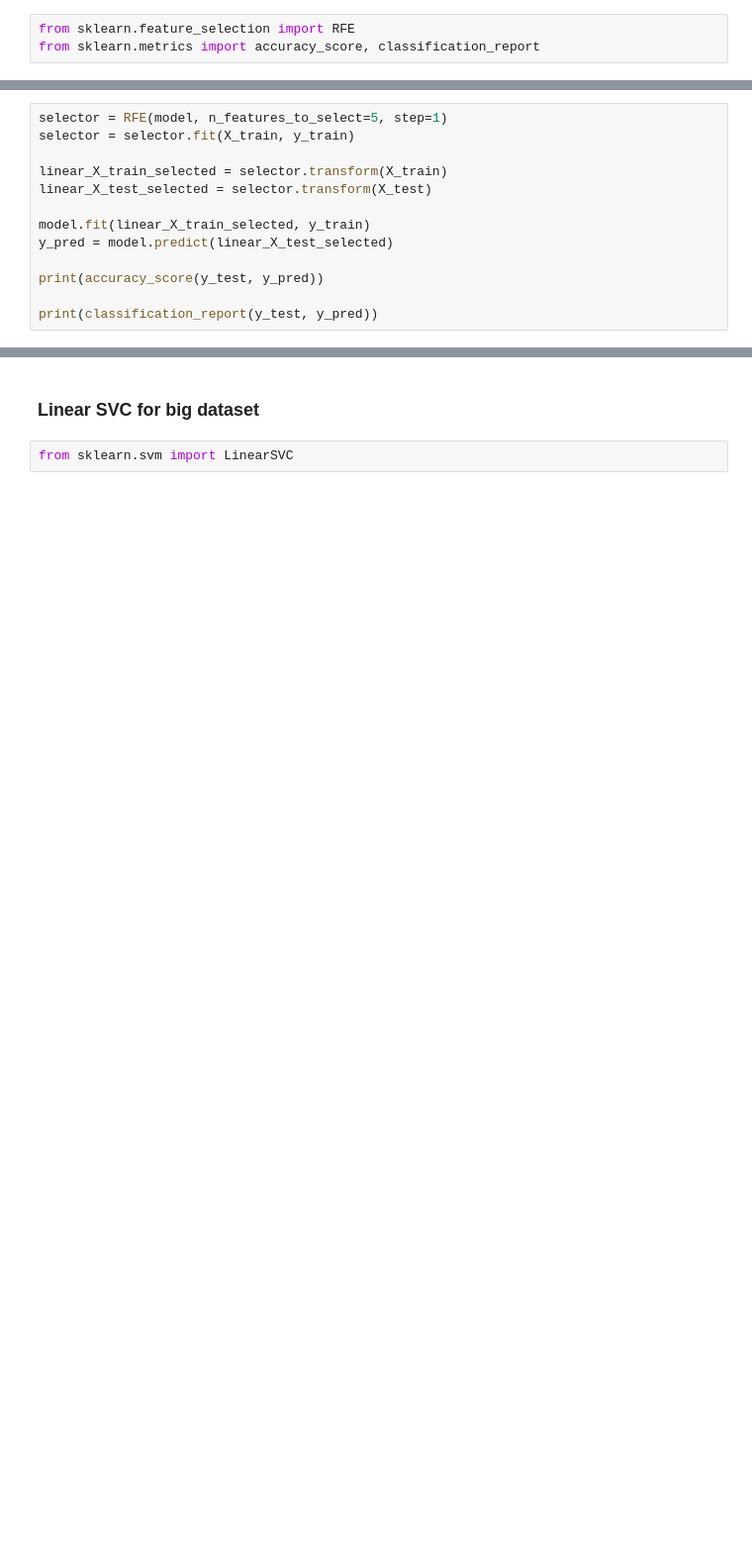
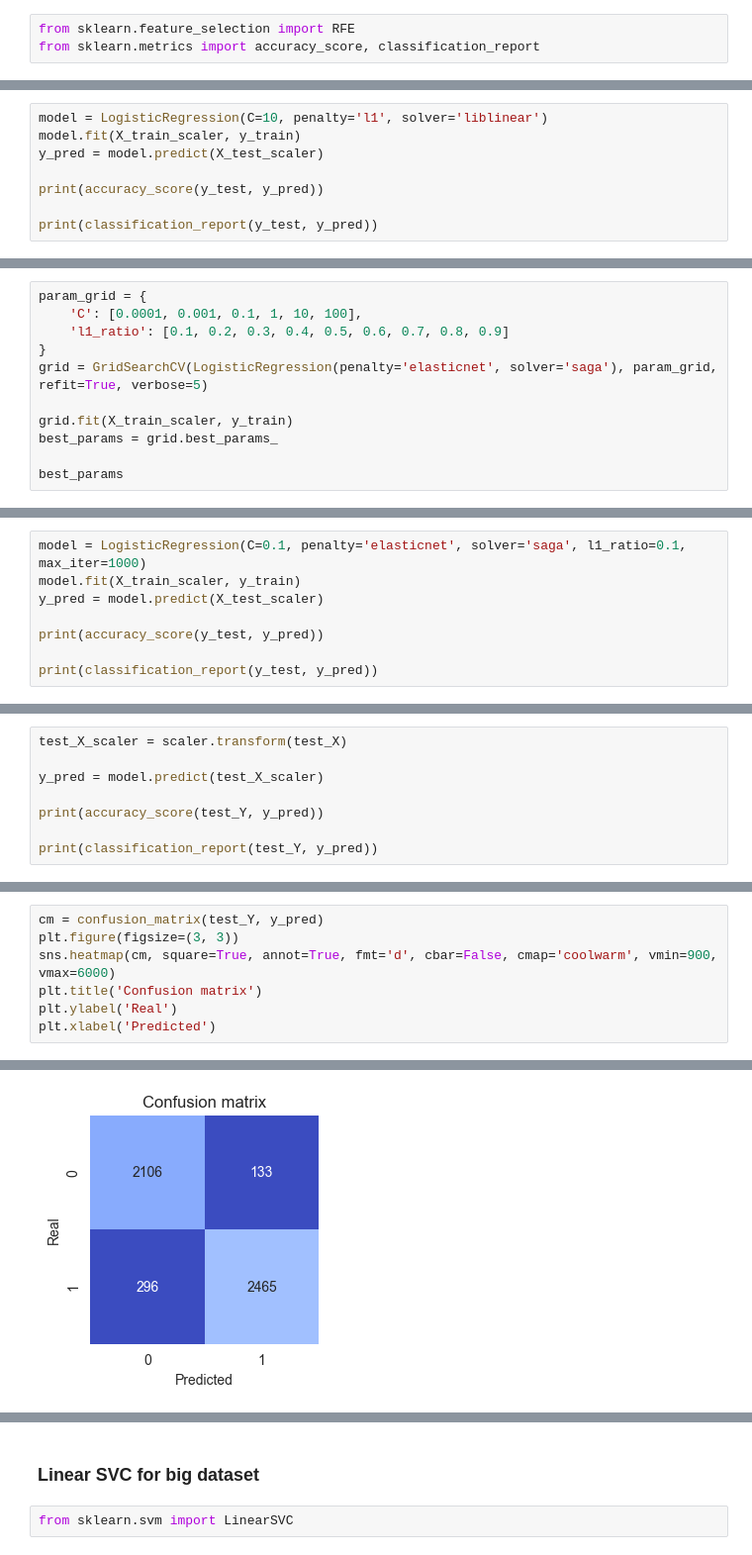
Before and after one commit to serzhu/DS_final_project, a Jupyter notebook: notebooks/testing_models.ipynb, the cells around one changed output, grey strips where cells are left out. Shown at 99% size. Cells and saved outputs as stored; diff of their text form; blank space fills up the shorter version.

```diff
--- a/notebooks/testing_models.ipynb
+++ b/notebooks/testing_models.ipynb
@@ -286,12 +365,7 @@ weighted avg       0.92      0.92      0.92     21568
 # %%
-selector = RFE(model, n_features_to_select=5, step=1)
-selector = selector.fit(X_train, y_train)
-
-linear_X_train_selected = selector.transform(X_train)
-linear_X_test_selected = selector.transform(X_test)
-
-model.fit(linear_X_train_selected, y_train)
-y_pred = model.predict(linear_X_test_selected)
+model = LogisticRegression(C=10, penalty='l1', solver='liblinear')
+model.fit(X_train_scaler, y_train)
+y_pred = model.predict(X_test_scaler)
 
 print(accuracy_score(y_test, y_pred))
 
@@ -322,0 +383,11 @@ weighted avg       0.92      0.92      0.92     21568
+# %%
+param_grid = {
+    'C': [0.0001, 0.001, 0.1, 1, 10, 100],
+    'l1_ratio': [0.1, 0.2, 0.3, 0.4, 0.5, 0.6, 0.7, 0.8, 0.9]
+}
+grid = GridSearchCV(LogisticRegression(penalty='elasticnet', solver='saga'), param_grid, refit=True, verbose=5)
+
+grid.fit(X_train_scaler, y_train)
+best_params = grid.best_params_
+
+best_params
@@ -322,0 +413,8 @@ weighted avg       0.92      0.92      0.92     21568
+# %%
+model = LogisticRegression(C=0.1, penalty='elasticnet', solver='saga', l1_ratio=0.1, max_iter=1000)
+model.fit(X_train_scaler, y_train)
+y_pred = model.predict(X_test_scaler)
+
+print(accuracy_score(y_test, y_pred))
+
+print(classification_report(y_test, y_pred))
@@ -322,0 +431,8 @@ weighted avg       0.92      0.92      0.92     21568
+# %%
+test_X_scaler = scaler.transform(test_X)
+
+y_pred = model.predict(test_X_scaler)
+
+print(accuracy_score(test_Y, y_pred))
+
+print(classification_report(test_Y, y_pred))
@@ -322,0 +451,8 @@ weighted avg       0.92      0.92      0.92     21568
+# %%
+cm = confusion_matrix(test_Y, y_pred)
+plt.figure(figsize=(3, 3))
+sns.heatmap(cm, square=True, annot=True, fmt='d', cbar=False, cmap='coolwarm', vmin=900, vmax=6000)
+plt.title('Confusion matrix')
+plt.ylabel('Real')
+plt.xlabel('Predicted')
+# %% [output]
@@ -322,0 +460 @@ weighted avg       0.92      0.92      0.92     21568
+[figure, added]
```
Also changed, not shown: parts of 92 cells of this notebook, 9 other files.
